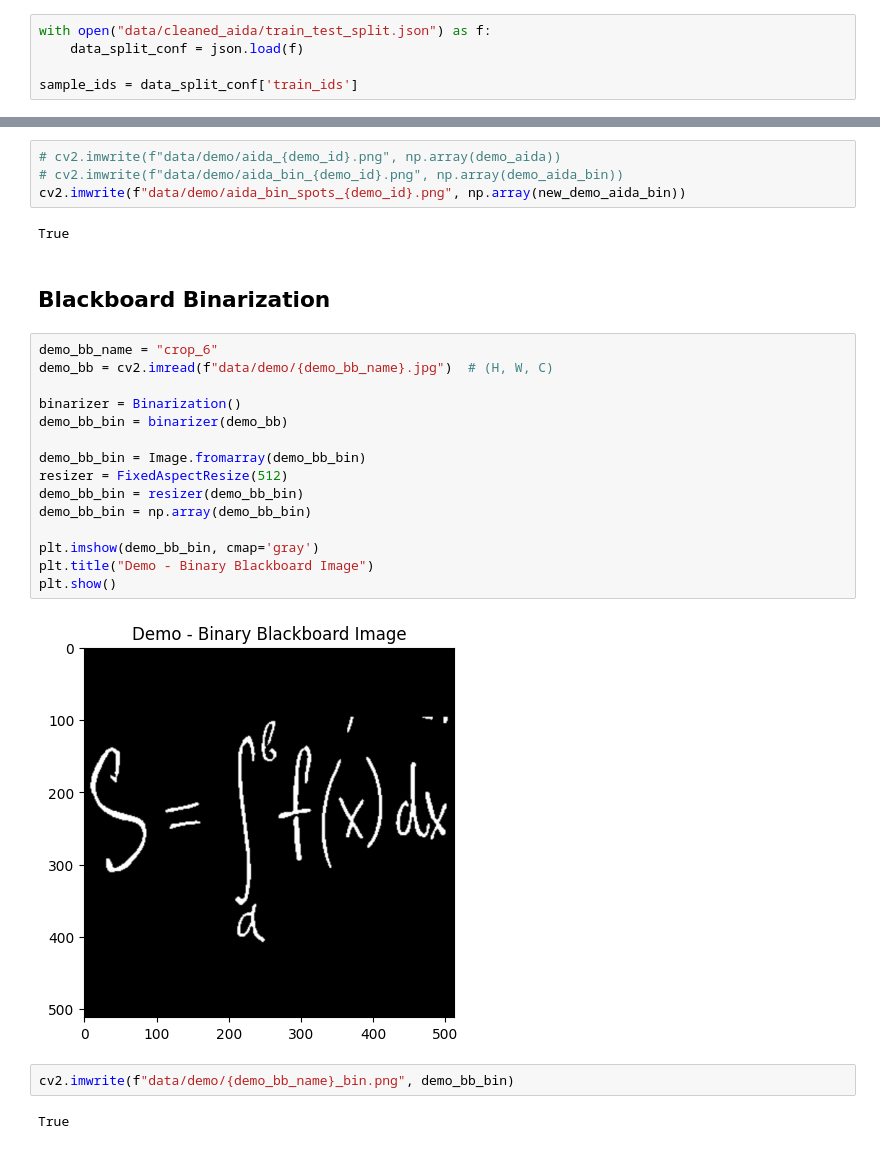
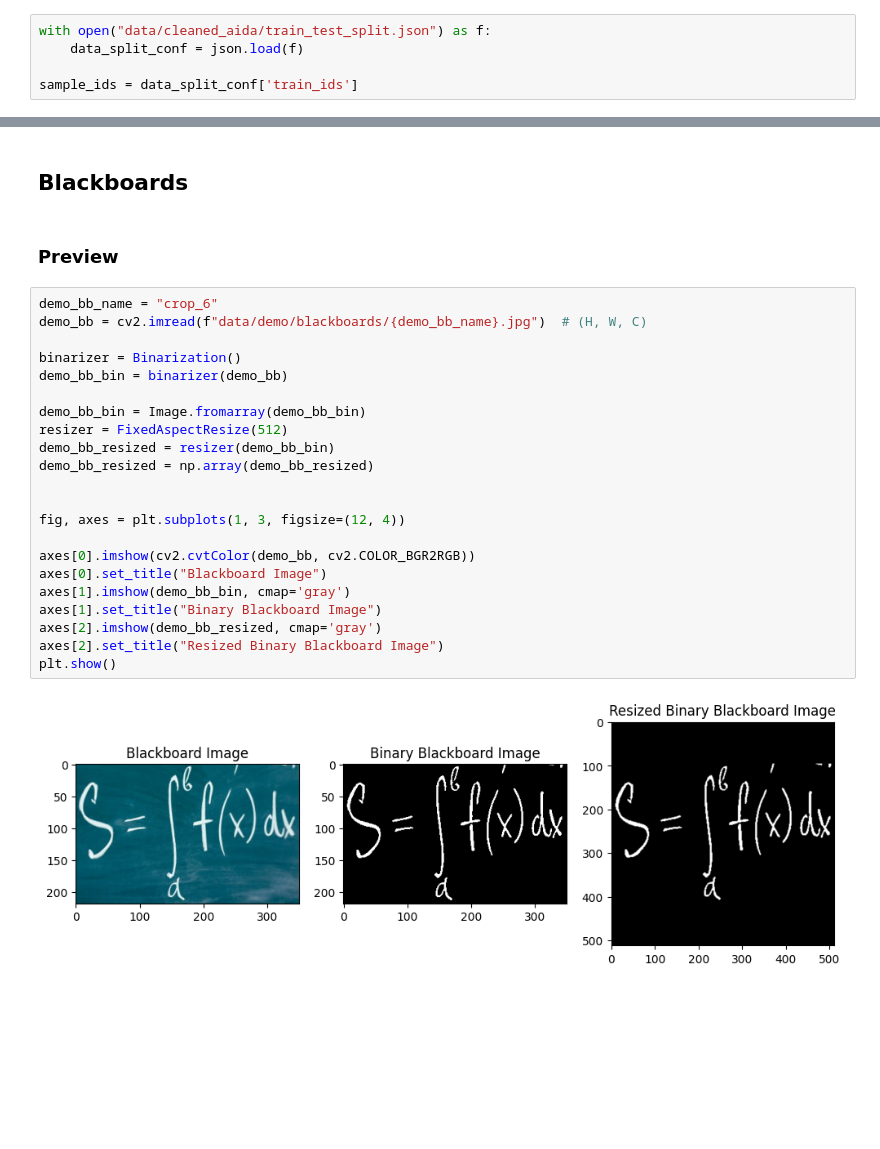
Before and after one commit to SharpKoi/cv2024-term-project, a Jupyter notebook: note_demo.ipynb, the cells around one changed output, grey strips where cells are left out. Saved outputs shown, nothing was run; the diff lists cells and outputs as text; blank space fills up the shorter version.

Commit message:
update demo notebook

```diff
--- a/note_demo.ipynb
+++ b/note_demo.ipynb
@@ -56,29 +59,28 @@ plt.show()
-# %%
-# cv2.imwrite(f"data/demo/aida_{demo_id}.png", np.array(demo_aida))
-# cv2.imwrite(f"data/demo/aida_bin_{demo_id}.png", np.array(demo_aida_bin))
-cv2.imwrite(f"data/demo/aida_bin_spots_{demo_id}.png", np.array(new_demo_aida_bin))
-# %% [output]
-True
 # %% [markdown]
-## Blackboard Binarization
+## Blackboards
+# %% [markdown]
+### Preview
 # %%
 demo_bb_name = "crop_6"
-demo_bb = cv2.imread(f"data/demo/{demo_bb_name}.jpg")  # (H, W, C)
+demo_bb = cv2.imread(f"data/demo/blackboards/{demo_bb_name}.jpg")  # (H, W, C)
 
 binarizer = Binarization()
 demo_bb_bin = binarizer(demo_bb)
 
 demo_bb_bin = Image.fromarray(demo_bb_bin)
 resizer = FixedAspectResize(512)
-demo_bb_bin = resizer(demo_bb_bin)
-demo_bb_bin = np.array(demo_bb_bin)
+demo_bb_resized = resizer(demo_bb_bin)
+demo_bb_resized = np.array(demo_bb_resized)
 
-plt.imshow(demo_bb_bin, cmap='gray')
-plt.title("Demo - Binary Blackboard Image")
+
+fig, axes = plt.subplots(1, 3, figsize=(12, 4))
+
+axes[0].imshow(cv2.cvtColor(demo_bb, cv2.COLOR_BGR2RGB))
+axes[0].set_title("Blackboard Image")
+axes[1].imshow(demo_bb_bin, cmap='gray')
+axes[1].set_title("Binary Blackboard Image")
+axes[2].imshow(demo_bb_resized, cmap='gray')
+axes[2].set_title("Resized Binary Blackboard Image")
 plt.show()
 # %% [output]
-[figure, old version]
+[figure, new version]
-# %%
-cv2.imwrite(f"data/demo/{demo_bb_name}_bin.png", demo_bb_bin)
-# %% [output]
-True
```
Also changed, not shown: parts of 5 cells of this notebook.
